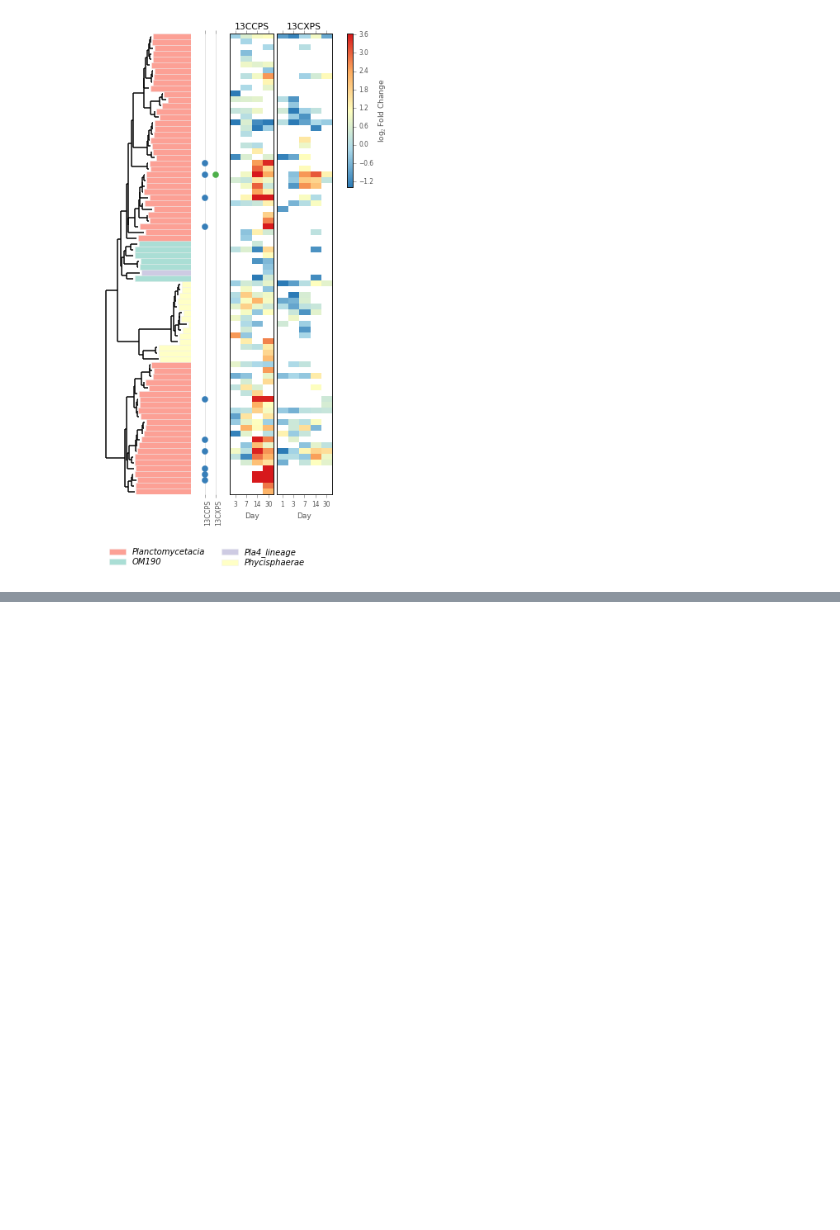
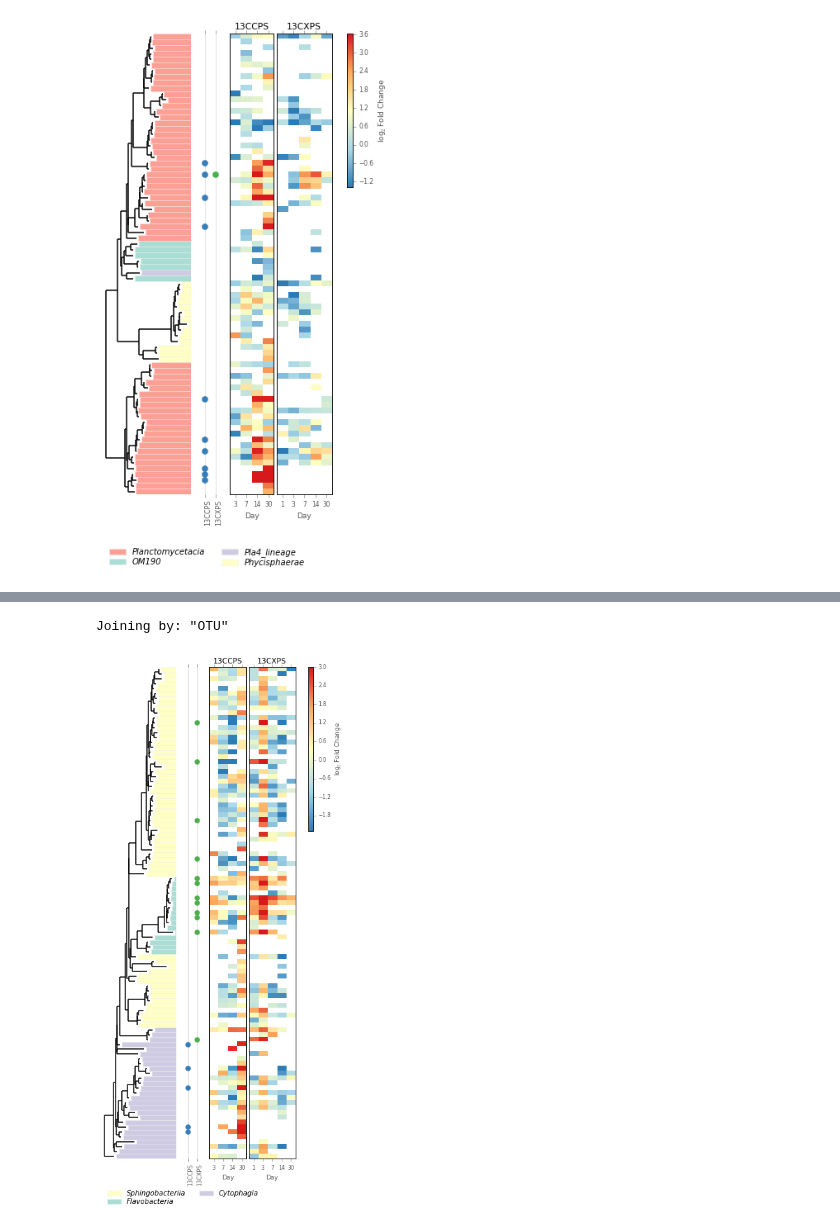
Before and after one commit to chuckpr/CSIP_succession_data_analysis, a Jupyter notebook: figures_and_stats/trees.ipynb, the cells around one changed output, grey strips where cells are left out. Cells and saved outputs as stored; diff of their text form; code cells hidden in the pictures; blank space fills up the shorter version.

```diff
--- a/figures_and_stats/trees.ipynb
+++ b/figures_and_stats/trees.ipynb
@@ -253,0 +264,6 @@ Joining by: "OTU"
+# %%
+make_tree_fig("Bacteroidetes", "Rank2", "Rank3", "../data/l2fc_table.csv", "physeq.PS",
+              save_fn="figs/bacteroidetes_tree.pdf", leg_spacing = 0.05)
+# %% [output]
+Joining by: "OTU"
+[figure, added]
```
Also changed, not shown: parts of 3 cells of this notebook, 3 other files.
